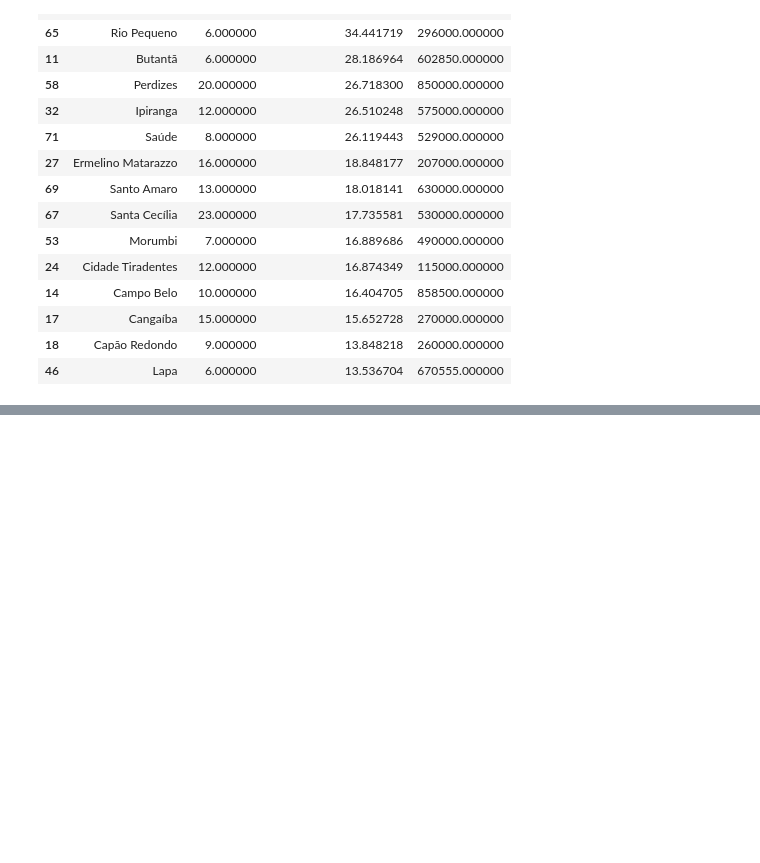
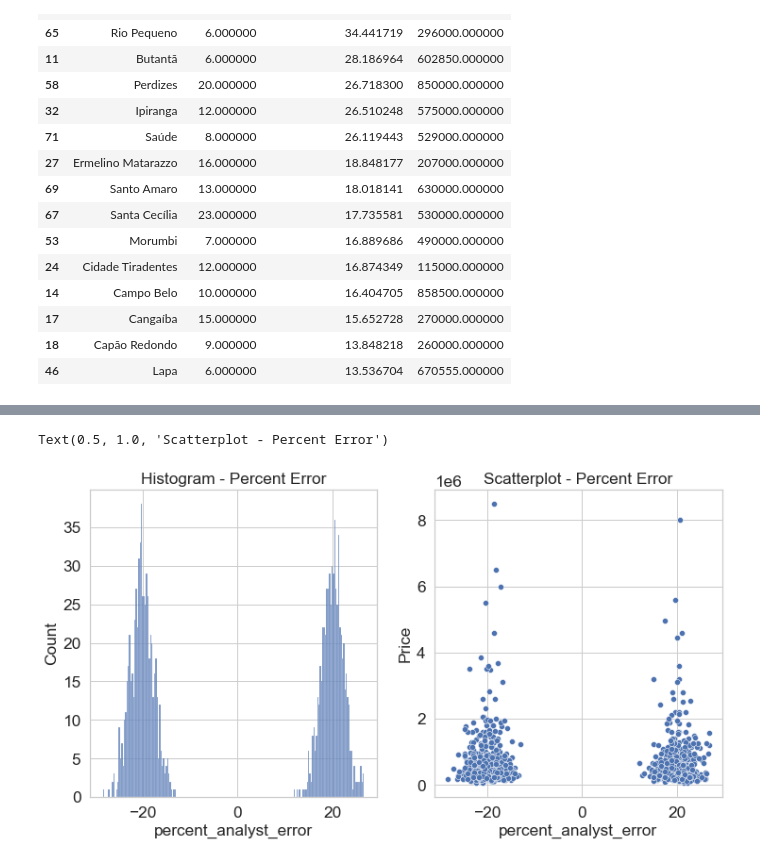
Before and after one commit to carlostomeh/Predicao_Preco_Apto_Sao_Paulo, a Jupyter notebook: sao-paulo-housing__Final.ipynb, the cells around one changed output, grey strips where cells are left out. Drawn from its saved outputs; the diff is of its cells as text; code cells hidden in the pictures; blank space fills up the shorter version.

```diff
--- a/sao-paulo-housing__Final.ipynb
+++ b/sao-paulo-housing__Final.ipynb
@@ -922,0 +963,11 @@ temp.sort_values(['mean_percent_error_test'], ascending = [False])[:15].style.ba
+# %%
+fig, axes = plt.subplots(1, 2, figsize=(12,6))
+
+sns.histplot(analyst_error.percent_analyst_error, bins=200, ax=axes[0]);
+axes[0].set_title('Histogram - Percent Error')
+
+sns.scatterplot(x=analyst_error.percent_analyst_error, y=analyst_error.Price, ax=axes[1])
+axes[1].set_title('Scatterplot - Percent Error')
+# %% [output]
+Text(0.5, 1.0, 'Scatterplot - Percent Error')
+[figure, added]
```
Also changed, not shown: parts of 7 cells of this notebook.
